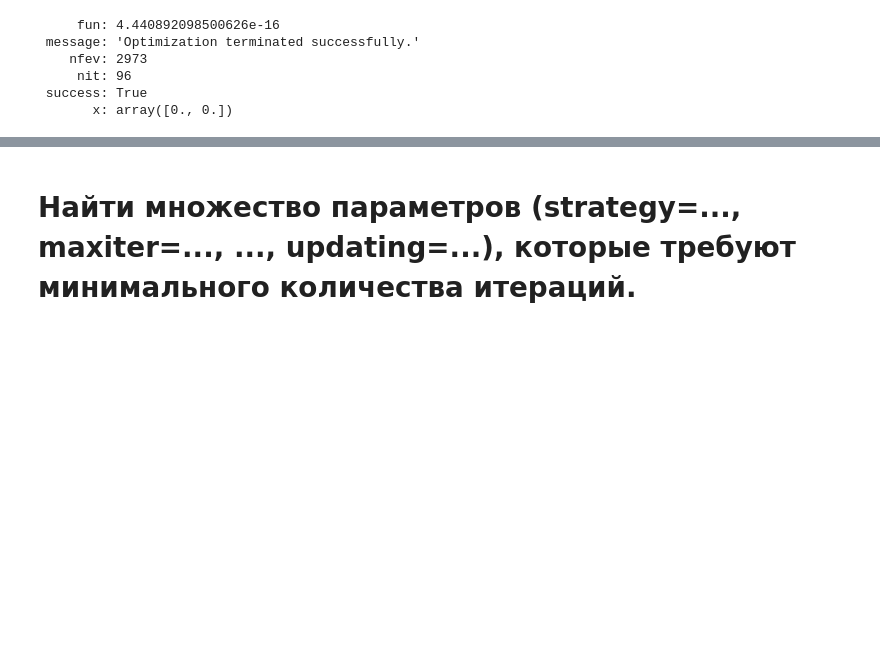
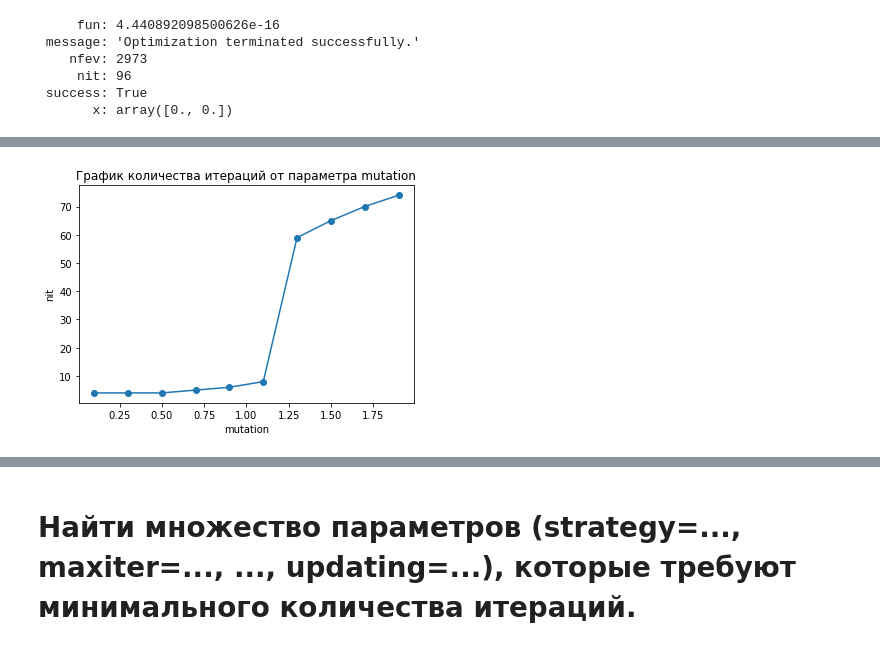
Before and after one commit to HeliosBI/MDSHW6, a Jupyter notebook: homework-6.ipynb, the cells around one changed output, grey strips where cells are left out. Cells and saved outputs as stored; diff of their text form; code cells hidden in the pictures; blank space fills up the shorter version.

```diff
--- a/homework-6.ipynb
+++ b/homework-6.ipynb
@@ -92,0 +115,11 @@ plt.show()
+# %%
+x1 = np.linspace(0.1, 1.9, 10, dtype=float)
+y1 = [diff_evol_4(ackley,i).nit for i in x1]
+plt.plot(x1, y1, '-o')
+plt.title('График количества итераций от параметра mutation')
+plt.ylabel("nit")
+plt.xlabel('mutation')
+
+plt.show()
+# %% [output]
+[figure, added]
```
Also changed, not shown: parts of 15 cells of this notebook.
